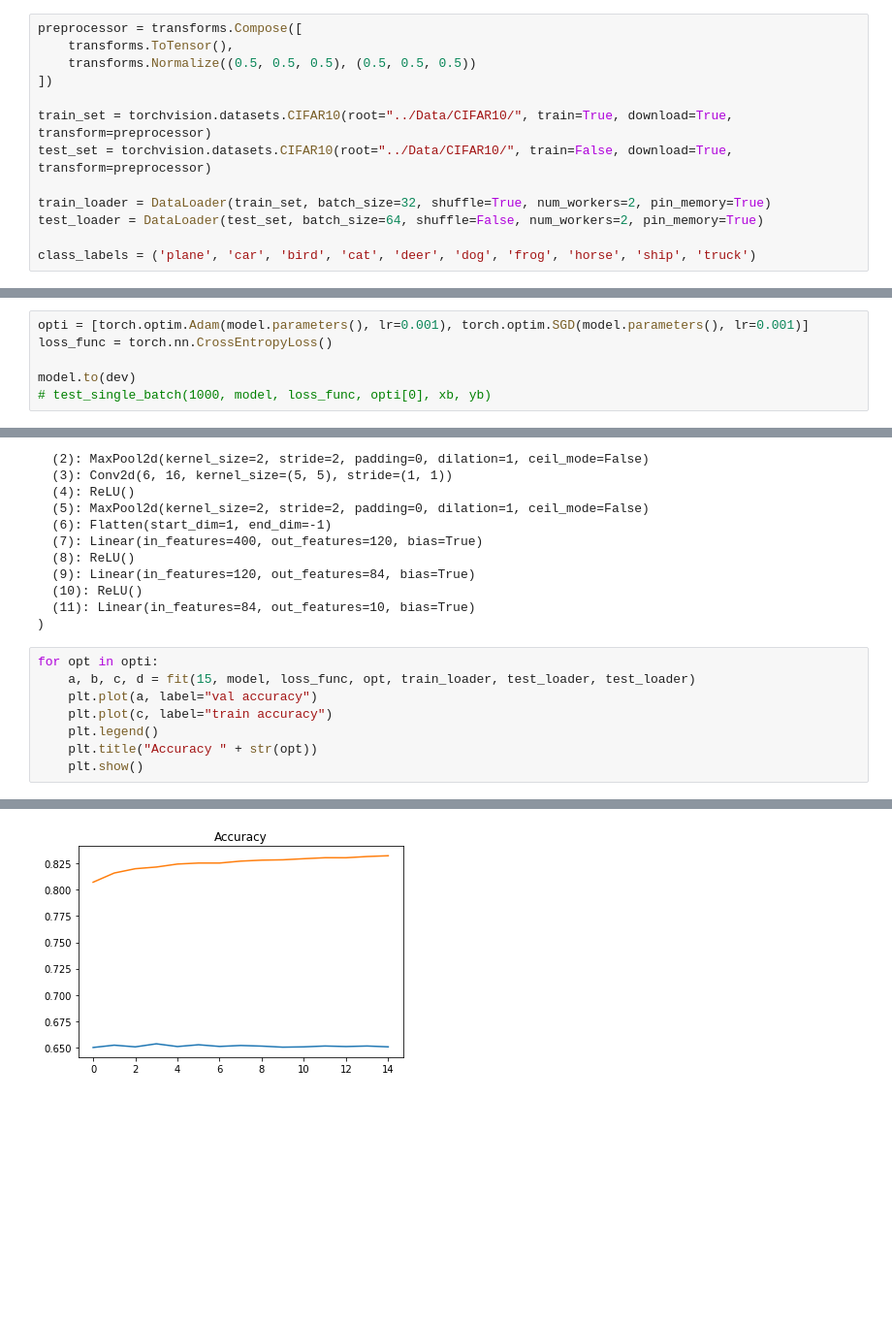
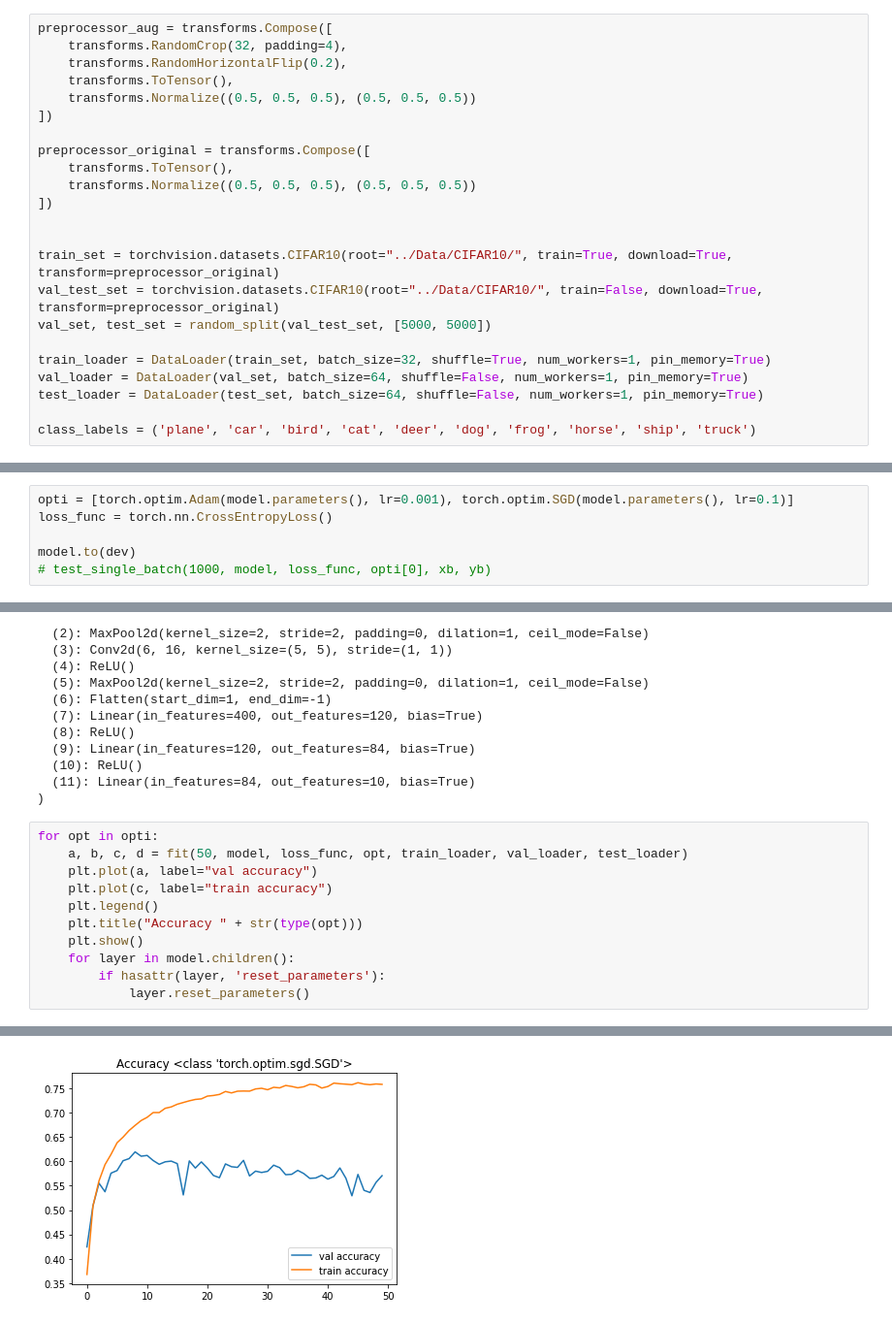
Before and after one commit to ErikHys/INF265, a Jupyter notebook: Weekly's/week6.ipynb, the cells around one changed output, grey strips where cells are left out. Shown at 97% size. Cells and saved outputs as stored; diff of their text form; blank space fills up the shorter version.

```diff
--- a/Weekly's/week6.ipynb
+++ b/Weekly's/week6.ipynb
@@ -12,16 +12,26 @@ dev = torch.device("cuda") if torch.cuda.is_available() else torch.device("cpu")
 # %% [output]
 True
 # %%
-preprocessor = transforms.Compose([
+preprocessor_aug = transforms.Compose([
+    transforms.RandomCrop(32, padding=4),
+    transforms.RandomHorizontalFlip(0.2),
     transforms.ToTensor(),
     transforms.Normalize((0.5, 0.5, 0.5), (0.5, 0.5, 0.5))
 ])
 
-train_set = torchvision.datasets.CIFAR10(root="../Data/CIFAR10/", train=True, download=True, transform=preprocessor)
-test_set = torchvision.datasets.CIFAR10(root="../Data/CIFAR10/", train=False, download=True, transform=preprocessor)
+preprocessor_original = transforms.Compose([
+    transforms.ToTensor(),
+    transforms.Normalize((0.5, 0.5, 0.5), (0.5, 0.5, 0.5))
+])
 
-train_loader = DataLoader(train_set, batch_size=32, shuffle=True, num_workers=2, pin_memory=True)
-test_loader = DataLoader(test_set, batch_size=64, shuffle=False, num_workers=2, pin_memory=True)
+
+train_set = torchvision.datasets.CIFAR10(root="../Data/CIFAR10/", train=True, download=True, transform=preprocessor_original)
+val_test_set = torchvision.datasets.CIFAR10(root="../Data/CIFAR10/", train=False, download=True, transform=preprocessor_original)
+val_set, test_set = random_split(val_test_set, [5000, 5000])
+
+train_loader = DataLoader(train_set, batch_size=32, shuffle=True, num_workers=1, pin_memory=True)
+val_loader = DataLoader(val_set, batch_size=64, shuffle=False, num_workers=1, pin_memory=True)
+test_loader = DataLoader(test_set, batch_size=64, shuffle=False, num_workers=1, pin_memory=True)
 
 class_labels = ('plane', 'car', 'bird', 'cat', 'deer', 'dog', 'frog', 'horse', 'ship', 'truck')
 # %% [output]
@@ -141,7 +154,7 @@ def test_single_batch(epochs, model, loss_func, opt, xb, yb):
                 print("Accuracy: " + str(accuracy.item()) + ' loss: '
                       + str(np.sum(np.multiply(losses, nums)) / np.sum(nums)) + '\n')
 # %%
-opti = [torch.optim.Adam(model.parameters(), lr=0.001), torch.optim.SGD(model.parameters(), lr=0.001)]
+opti = [torch.optim.Adam(model.parameters(), lr=0.001), torch.optim.SGD(model.parameters(), lr=0.1)]
 loss_func = torch.nn.CrossEntropyLoss()
 
 model.to(dev)
@@ -163,10 +176,13 @@ Sequential(
 )
 # %%
 for opt in opti:
-    a, b, c, d = fit(15, model, loss_func, opt, train_loader, test_loader, test_loader)
+    a, b, c, d = fit(50, model, loss_func, opt, train_loader, val_loader, test_loader)
     plt.plot(a, label="val accuracy")
     plt.plot(c, label="train accuracy")
     plt.legend()
-    plt.title("Accuracy " + str(opt))
+    plt.title("Accuracy " + str(type(opt)))
     plt.show()
+    for layer in model.children():
+        if hasattr(layer, 'reset_parameters'):
+            layer.reset_parameters()
 # %% [output]
@@ -191 +207 @@ Test loss: 1.1941292823791503
-[figure, old version]
+[figure, new version]
```
Also changed, not shown: parts of 8 cells of this notebook, 1 other file.
